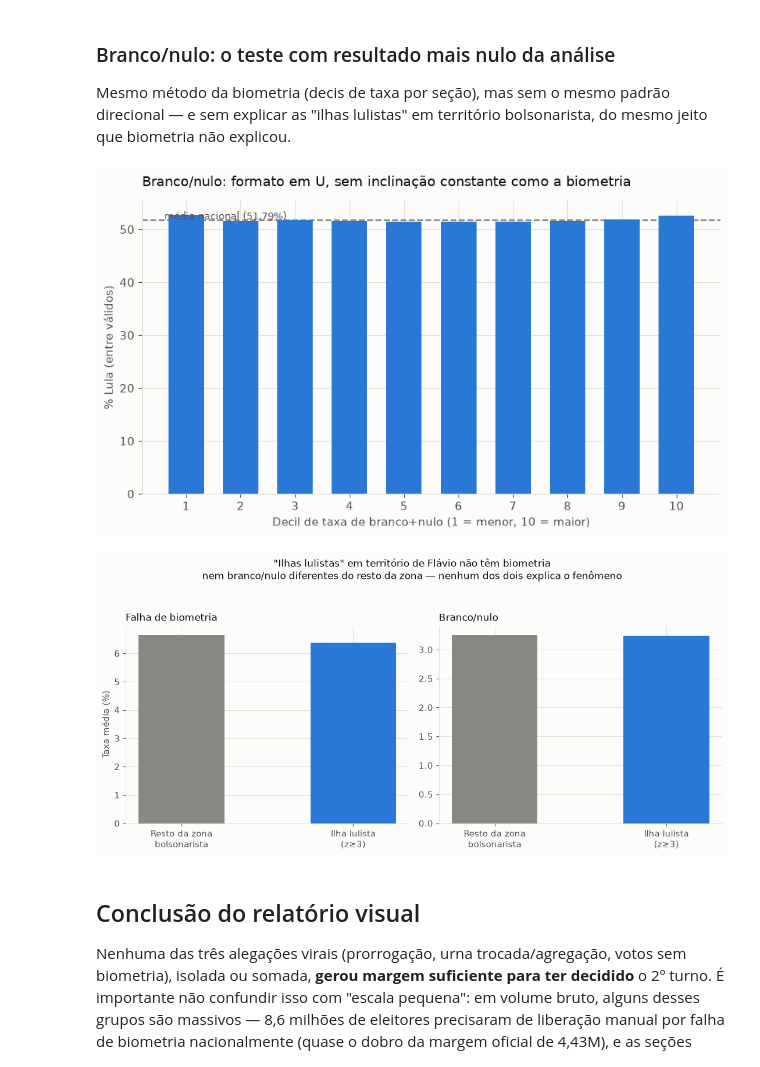
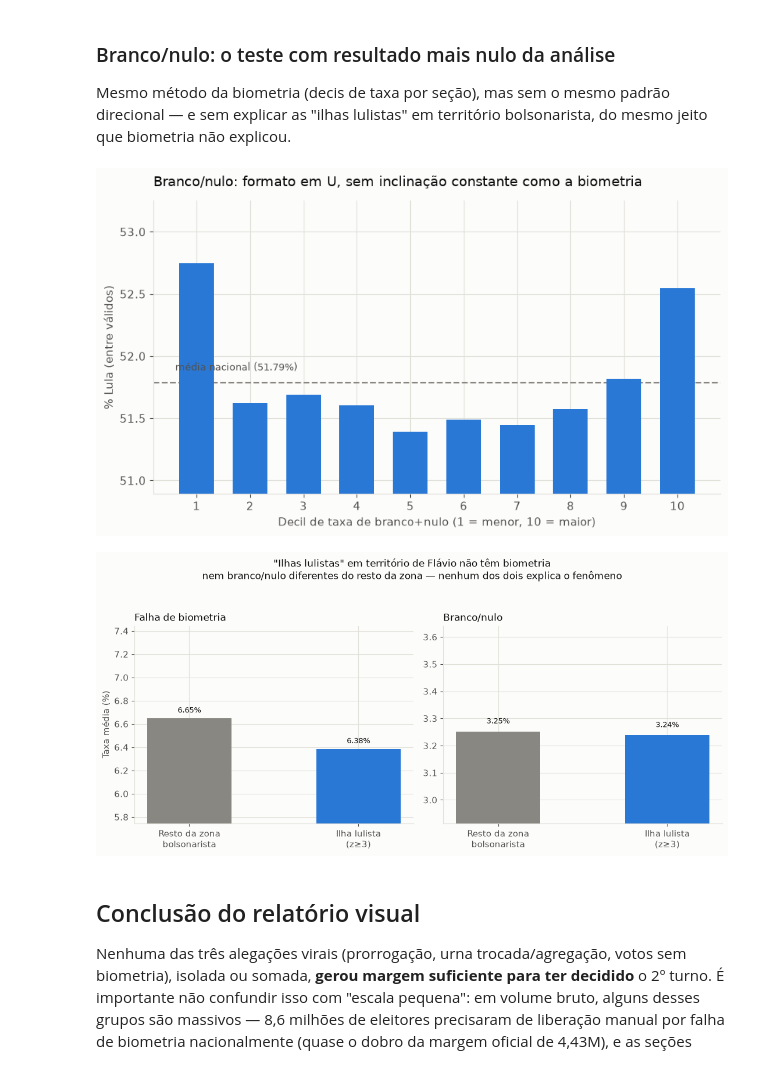
Before and after one commit to fsegall/eleicoes-2026-checagem, a Jupyter notebook: notebooks/01_eleicoes_2026_presidente.ipynb, the cells around one changed output. Saved outputs shown, nothing was run; the diff lists cells and outputs as text; code cells hidden in the pictures.

```diff
--- a/notebooks/01_eleicoes_2026_presidente.ipynb
+++ b/notebooks/01_eleicoes_2026_presidente.ipynb
@@ -875,28 +928,29 @@ Mesmo método da biometria (decis de taxa por seção), mas sem o mesmo padrão
 # %%
 con.execute("""
 CREATE OR REPLACE VIEW sub_decil_bn AS
 SELECT *, NTILE(10) OVER (ORDER BY taxa_bn) AS decil_bn
 FROM secao_full WHERE NOT is_zz AND comparecimento > 0 AND taxa_bn IS NOT NULL
 """)
 dec_bn = con.sql("""
     SELECT decil_bn, SUM(lula) lula, SUM(flavio) flavio
     FROM sub_decil_bn GROUP BY decil_bn ORDER BY decil_bn
 """).df()
 dec_bn['pct_lula'] = 100*dec_bn['lula']/(dec_bn['lula']+dec_bn['flavio'])
 pct_nac_validos = 100*LULA_NAC/(LULA_NAC+FLAVIO_NAC)
 
 fig, ax = plt.subplots(figsize=(8.5, 5))
 ax.bar(dec_bn['decil_bn'], dec_bn['pct_lula'], color=LULA, width=0.65, zorder=3)
 ax.axhline(pct_nac_validos, color=MUTED, linestyle="--", linewidth=1.5, zorder=2)
 ax.text(0.6, pct_nac_validos+0.1, f"média nacional ({pct_nac_validos:.2f}%)", color=TEXT, fontsize=9)
 ax.set_xticks(dec_bn['decil_bn'])
 ax.set_xlabel("Decil de taxa de branco+nulo (1 = menor, 10 = maior)")
 ax.set_ylabel("% Lula (entre válidos)")
 ax.set_title("Branco/nulo: formato em U, sem inclinação constante como a biometria", fontsize=13, loc="left", pad=14)
+ax.set_ylim(dec_bn["pct_lula"].min()-0.5, dec_bn["pct_lula"].max()+0.5)
 fig.tight_layout()
 plt.show()
 # %% [output]
-[figure, old version]
+[figure, new version]
 # %%
 con.execute("""
 CREATE OR REPLACE VIEW secao_pct AS
@@ -919,17 +973,25 @@ resto = com_z[com_z.z < 3]
 
 fig, axes = plt.subplots(1, 2, figsize=(11, 5))
 ax = axes[0]
-ax.bar(["Resto da zona\nbolsonarista", "Ilha lulista\n(z≥3)"], [resto.taxa_biom_falha.mean(), ilha.taxa_biom_falha.mean()], color=[MUTED, LULA], width=0.5, zorder=3)
+vals_biom = [resto.taxa_biom_falha.mean(), ilha.taxa_biom_falha.mean()]
+ax.bar(["Resto da zona\nbolsonarista", "Ilha lulista\n(z≥3)"], vals_biom, color=[MUTED, LULA], width=0.5, zorder=3)
+for i, v in enumerate(vals_biom):
+    ax.text(i, v+0.05, f"{v:.2f}%", ha="center", fontsize=9.5)
 ax.set_title("Falha de biometria", fontsize=12, loc="left")
 ax.set_ylabel("Taxa média (%)")
+ax.set_ylim(min(vals_biom)*0.9, max(vals_biom)*1.12)
 ax = axes[1]
-ax.bar(["Resto da zona\nbolsonarista", "Ilha lulista\n(z≥3)"], [resto.taxa_bn.mean(), ilha.taxa_bn.mean()], color=[MUTED, LULA], width=0.5, zorder=3)
+vals_bn = [resto.taxa_bn.mean(), ilha.taxa_bn.mean()]
+ax.bar(["Resto da zona\nbolsonarista", "Ilha lulista\n(z≥3)"], vals_bn, color=[MUTED, LULA], width=0.5, zorder=3)
+for i, v in enumerate(vals_bn):
+    ax.text(i, v+0.03, f"{v:.2f}%", ha="center", fontsize=9.5)
 ax.set_title("Branco/nulo", fontsize=12, loc="left")
+ax.set_ylim(min(vals_bn)*0.9, max(vals_bn)*1.12)
 fig.suptitle('"Ilhas lulistas" em território de Flávio não têm biometria\nnem branco/nulo diferentes do resto da zona — nenhum dos dois explica o fenômeno', fontsize=12, y=1.04)
 fig.tight_layout()
 plt.show()
 # %% [output]
-[figure, old version]
+[figure, new version]
 # %% [markdown]
 ## Conclusão do relatório visual
 
```
Also changed, not shown: parts of 5 cells of this notebook, 2 other files.
